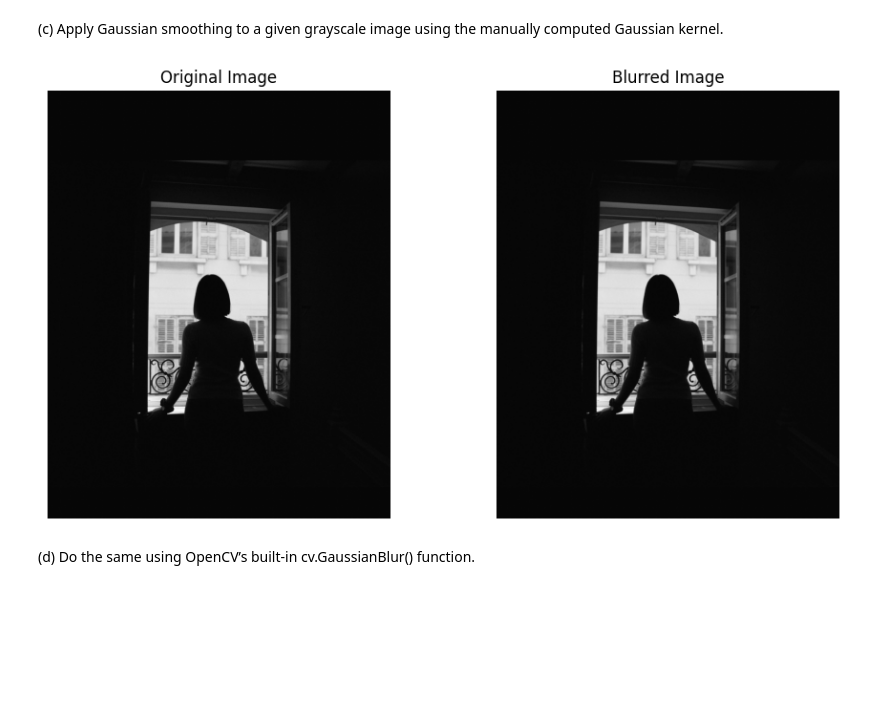
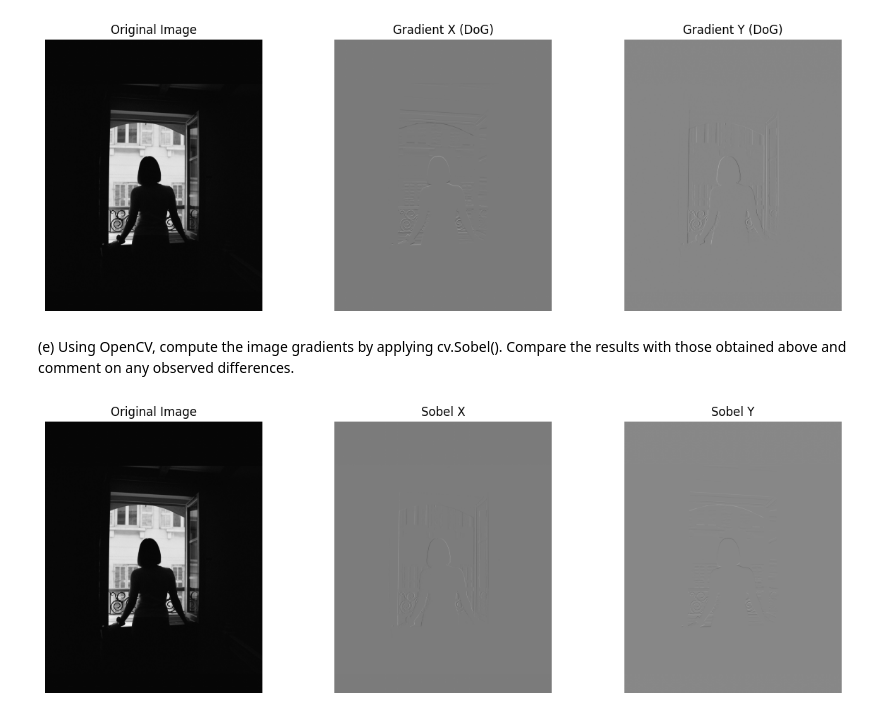
Before and after one commit to Arunodani/Intensity-Transformations-and-Neighborhood-Filtering, a Jupyter notebook: 258764G.ipynb, the cells around one changed output. Saved outputs shown, nothing was run; the diff lists cells and outputs as text; code cells hidden in the pictures; blank space fills up the shorter version.

```diff
--- a/258764G.ipynb
+++ b/258764G.ipynb
@@ -106,5 +78,38 @@ plt.show()
-# %% [markdown]
-(c) Apply Gaussian smoothing to a given grayscale image using the manually computed Gaussian kernel.
+# %%
+sigma = 2
+h_size = 2
+x = np.arange(-h_size, h_size+1, 1)
+y = np.arange(-h_size, h_size+1, 1)
+Y, X = np.meshgrid(x, y)
+
+g = 1/(2*np.pi*sigma**2)*np.exp(-(X**2 + Y**2)/(2*sigma**2))
+
+gx = -(X/(sigma**2)) * g
+gy = -(Y/(sigma**2)) * g
+
+fx = cv.filter2D(f, cv.CV_32F, gx)
+fy = cv.filter2D(f, cv.CV_32F, gy)
+
+fx = cv.normalize(fx, None, 0, 255, cv.NORM_MINMAX, cv.CV_8U)
+fy = cv.normalize(fy, None, 0, 255, cv.NORM_MINMAX, cv.CV_8U)
+
+fig, ax = plt.subplots(1,3, figsize=(15,5))
+
+ax[0].imshow(f, cmap='gray', vmin=0, vmax=255)
+ax[0].set_title('Original Image')
+ax[0].axis('off')
+ax[1].imshow(fx, cmap='gray', vmin=0, vmax=255)
+ax[1].set_title('Gradient X (DoG)')
+ax[1].axis('off')
+ax[2].imshow(fy, cmap='gray', vmin=0, vmax=255)
+ax[2].set_title('Gradient Y (DoG)')
+ax[2].axis('off')
+plt.show()
+# %% [output]
+[figure, added]
+# %% [markdown]
+
+(e) Using OpenCV, compute the image gradients by applying cv.Sobel().  Compare the results with those obtained above and comment on any observed differences.
 # %%
 import cv2 as cv
 import numpy as np
@@ -125,15 +120,24 @@ g = g / np.sum(g)
 # %%
-blurred = cv.filter2D (f, -1, g)
-fig, ax = plt.subplots(1, 2, figsize=(10, 5))
+fx = cv.Sobel(f, cv.CV_32F, 1, 0, ksize=3)
+fy = cv.Sobel(f, cv.CV_32F, 0, 1, ksize=3)
+
+fx = cv.normalize(fx, None, 0, 255, cv.NORM_MINMAX, cv.CV_8U)
+fy = cv.normalize(fy, None, 0, 255, cv.NORM_MINMAX, cv.CV_8U)
+
+fig, ax = plt.subplots(1,3, figsize=(15,5))
+
 ax[0].imshow(f, cmap='gray', vmin=0, vmax=255)
 ax[0].set_title('Original Image')
 ax[0].axis('off')
-ax[1].imshow(blurred, cmap='gray', vmin=0, vmax=255)
-ax[1].set_title('Blurred Image')
+
+ax[1].imshow(fx, cmap='gray', vmin=0, vmax=255)
+ax[1].set_title('Sobel X')
 ax[1].axis('off')
-plt.tight_layout()
+
+ax[2].imshow(fy, cmap='gray', vmin=0, vmax=255)
+ax[2].set_title('Sobel Y')
+ax[2].axis('off')
+
 plt.show()
 # %% [output]
-[figure, old version]
+[figure, new version]
-# %% [markdown]
-(d) Do the same using OpenCV’s built-in cv.GaussianBlur() function.
```
Also changed, not shown: parts of 23 cells of this notebook.
